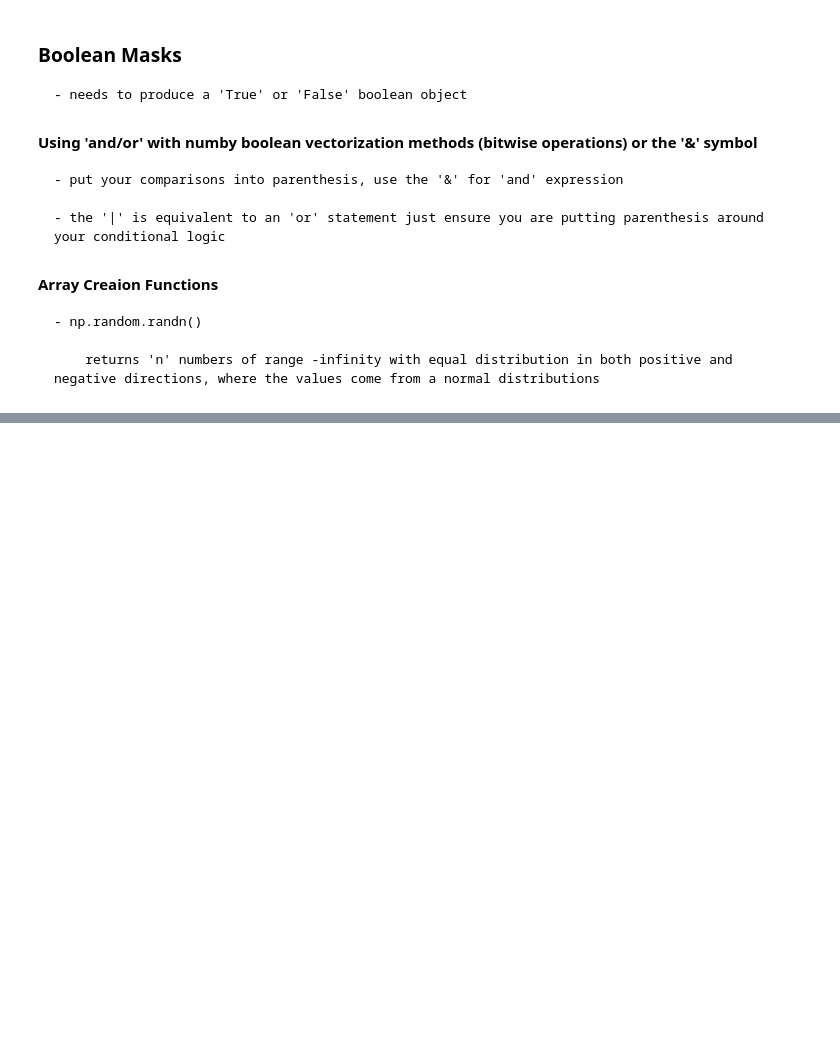
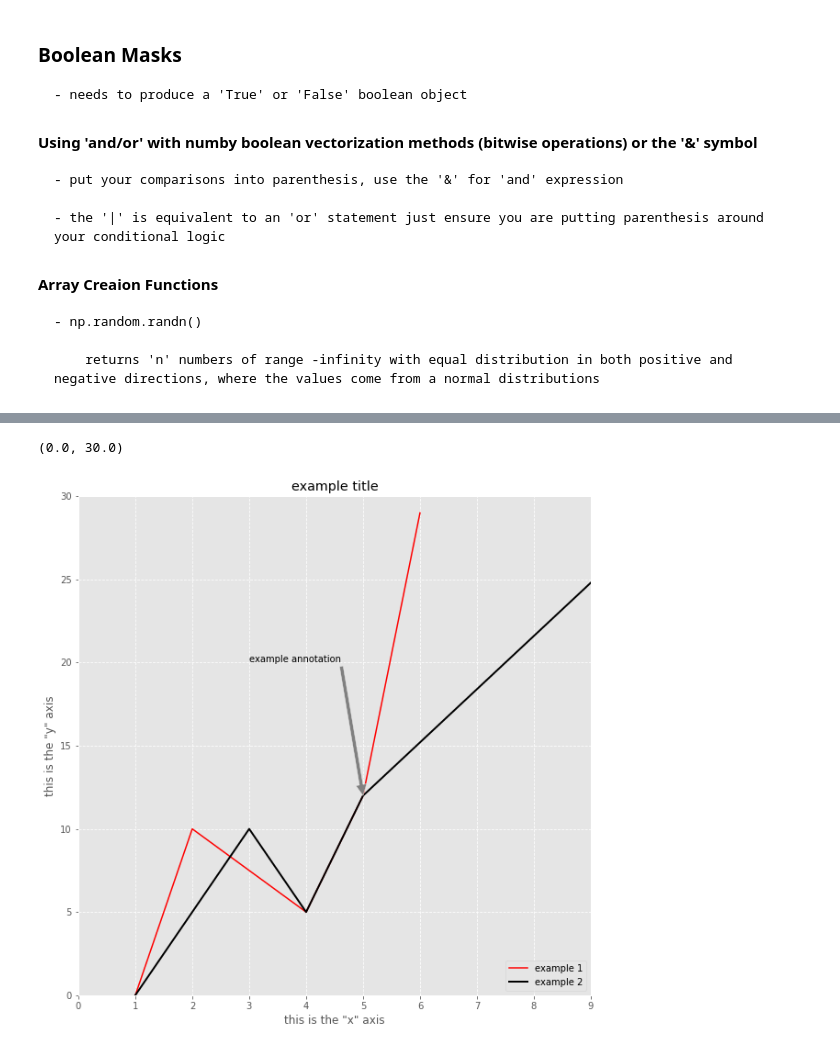
Before and after one commit to mijailmariano/my_notes, a Jupyter notebook: jupy-notebook.ipynb, the cells around one changed output, grey strips where cells are left out. Drawn from its saved outputs; the diff is of its cells as text; code cells hidden in the pictures; blank space fills up the shorter version.

```diff
--- a/jupy-notebook.ipynb
+++ b/jupy-notebook.ipynb
@@ -1376,0 +1407,46 @@ array([4, 7, 8])
+# %%
+# 'figure' method declares the sizing of the chart
+
+plt.figure(figsize = (10, 10))
+
+#plotting examples
+x1 = [1, 2, 4, 5, 6]
+y1 = [0, 10, 5, 12, 29]
+
+x2 = [1, 3, 4, 5, 10]
+y2 = [0, 10, 5, 12, 28]
+
+# plt.plot calls the 'active figure'
+plt.plot(x1, y1, color = 'red', label = 'example 1')
+plt.title('example title')
+plt.xlabel('this is the "x" axis')
+plt.ylabel('this is the "y" axis')
+
+plt.plot(x2, y2, color = 'black', lw = '2', label = 'example 2')
+
+#'legend' method will reference the 'label = ' code expressed above
+plt.legend(loc = 'lower right') #'loc' is the positional argument that can be passed to change the location of the legend
+
+###key plot methods
+# legend
+    # - 'loc' location
+# plot
+    # - 'color', 'label' (corresponds with the legend)
+# title
+# xlabel
+# ylabel
+# grid
+
+# adding gridlines
+plt.grid(ls = '--')
+
+# add annotations
+plt.annotate('example annotation', xy = (5, 12), xytext = (3, 20), arrowprops = dict(facecolor = 'gray') )
+
+# you can also 'limit' the axis ranges using the following:
+
+plt.xlim(0, 9)
+plt.ylim(0, 30)
+# %% [output]
+(0.0, 30.0)
+[figure, added]
```
Also changed, not shown: parts of 20 cells of this notebook.
